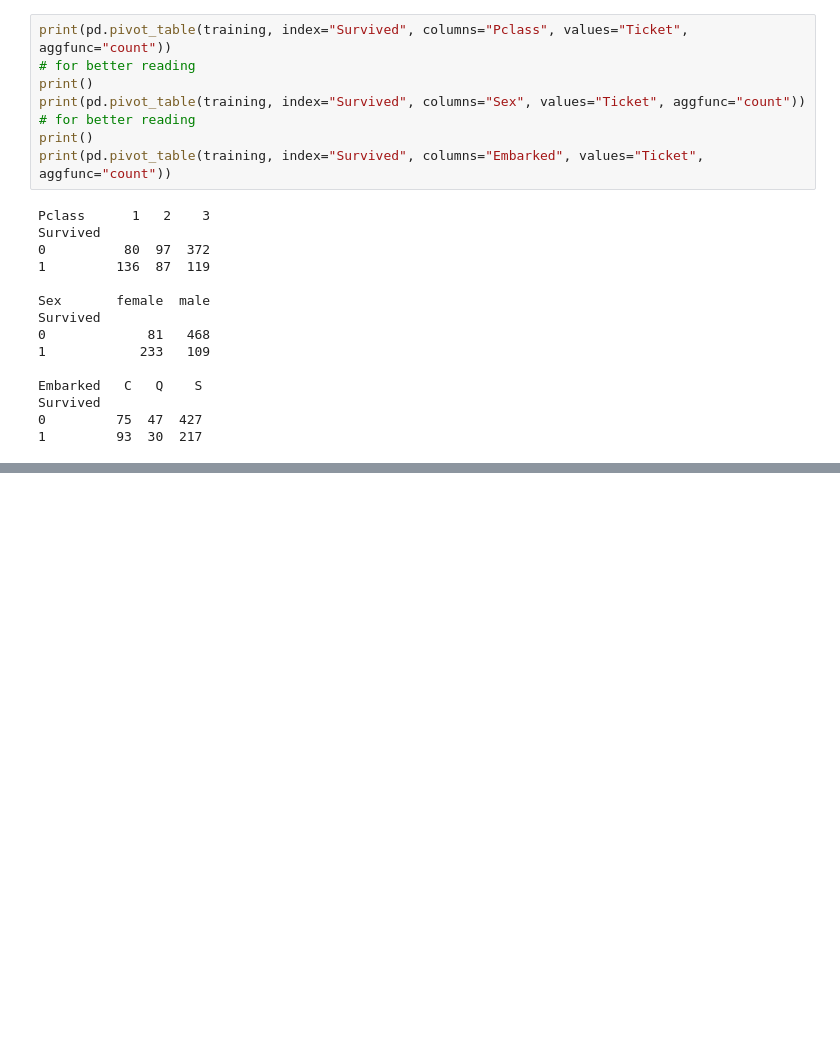
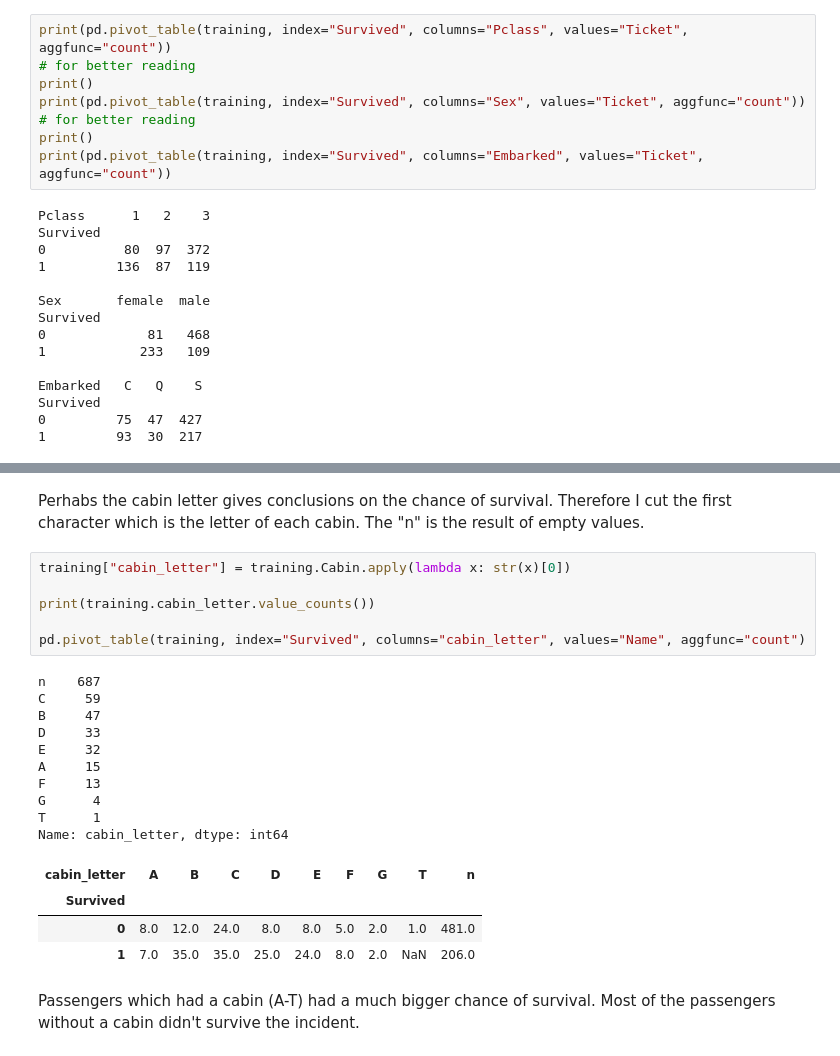
Before and after one commit to jkopz/titanic, a Jupyter notebook: titanic.ipynb, the cells around one changed output, grey strips where cells are left out. Drawn from its saved outputs; the diff is of its cells as text; blank space fills up the shorter version.

```diff
--- a/titanic.ipynb
+++ b/titanic.ipynb
@@ -138,0 +163,25 @@ Survived
+# %% [markdown]
+Perhabs the cabin letter gives conclusions on the chance of survival. Therefore I cut the first character which is the letter of each cabin. The "n" is the result of empty values.
+# %%
+training["cabin_letter"] = training.Cabin.apply(lambda x: str(x)[0])
+
+print(training.cabin_letter.value_counts())
+
+pd.pivot_table(training, index="Survived", columns="cabin_letter", values="Name", aggfunc="count")
+# %% [output]
+n    687
+C     59
+B     47
+D     33
+E     32
+A     15
+F     13
+G      4
+T      1
+Name: cabin_letter, dtype: int64
+| cabin_letter | A | B | C | D | E | F | G | T | n |
+| Survived |  |  |  |  |  |  |  |  |  |
+| 0 | 8.0 | 12.0 | 24.0 | 8.0 | 8.0 | 5.0 | 2.0 | 1.0 | 481.0 |
+| 1 | 7.0 | 35.0 | 35.0 | 25.0 | 24.0 | 8.0 | 2.0 | NaN | 206.0 |
+# %% [markdown]
+Passengers which had a cabin (A-T) had a much bigger chance of survival. Most of the passengers without a cabin didn't survive the incident.
```
Also changed, not shown: parts of 8 cells of this notebook.
